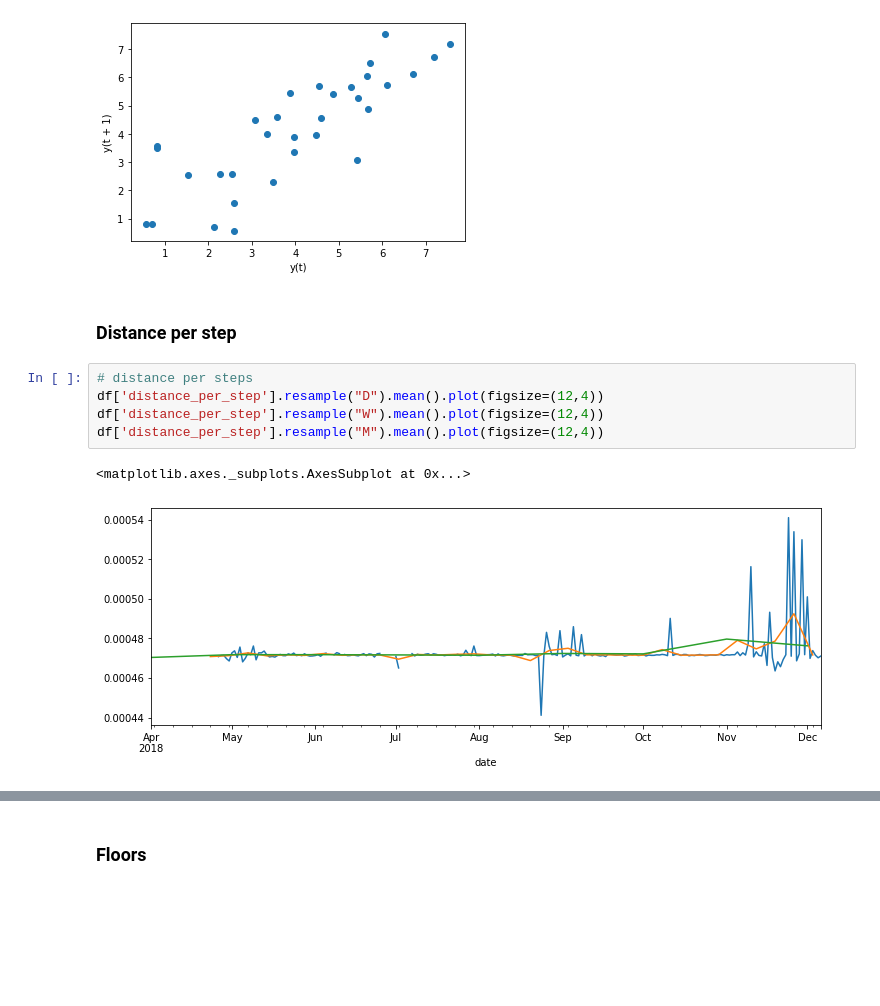
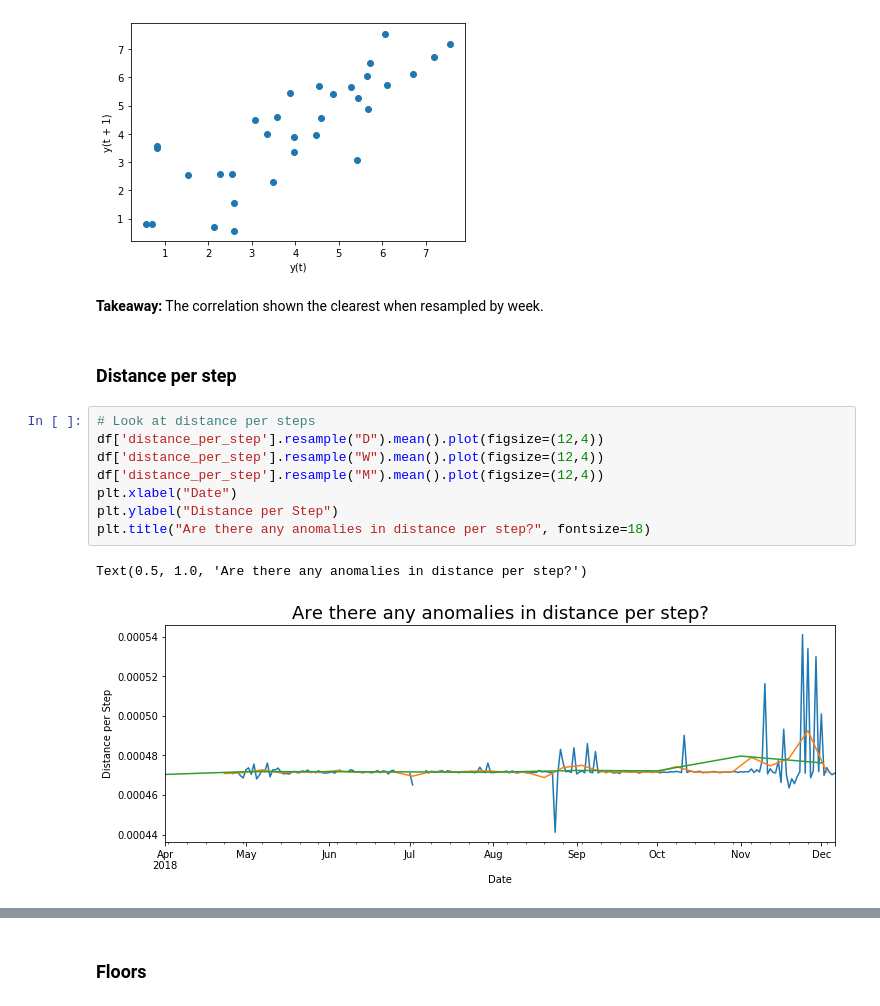
Before and after one commit to Dairy-Time/time-series-project, a Jupyter notebook: Fitbit_Data.ipynb, the cells around one changed output, grey strips where cells are left out. Drawn from its saved outputs; the diff is of its cells as text; blank space fills up the shorter version.

```diff
--- a/Fitbit_Data.ipynb
+++ b/Fitbit_Data.ipynb
@@ -530,13 +505,18 @@ pd.plotting.lag_plot(df.distance.resample('W').mean(), lag=1)
 # %% [output]
 <matplotlib.axes._subplots.AxesSubplot at 0x...>
 [figure]
+# %% [markdown]
+**Takeaway:** The correlation shown the clearest when resampled by week.
 # %% [markdown]
 ### Distance per step
 # %%
-# distance per steps
+# Look at distance per steps
 df['distance_per_step'].resample("D").mean().plot(figsize=(12,4))
 df['distance_per_step'].resample("W").mean().plot(figsize=(12,4))
 df['distance_per_step'].resample("M").mean().plot(figsize=(12,4))
+plt.xlabel("Date")
+plt.ylabel("Distance per Step")
+plt.title("Are there any anomalies in distance per step?", fontsize=18)
 # %% [output]
-<matplotlib.axes._subplots.AxesSubplot at 0x...>
+Text(0.5, 1.0, 'Are there any anomalies in distance per step?')
-[figure, old version]
+[figure, new version]
```
Also changed, not shown: parts of 139 cells of this notebook.
